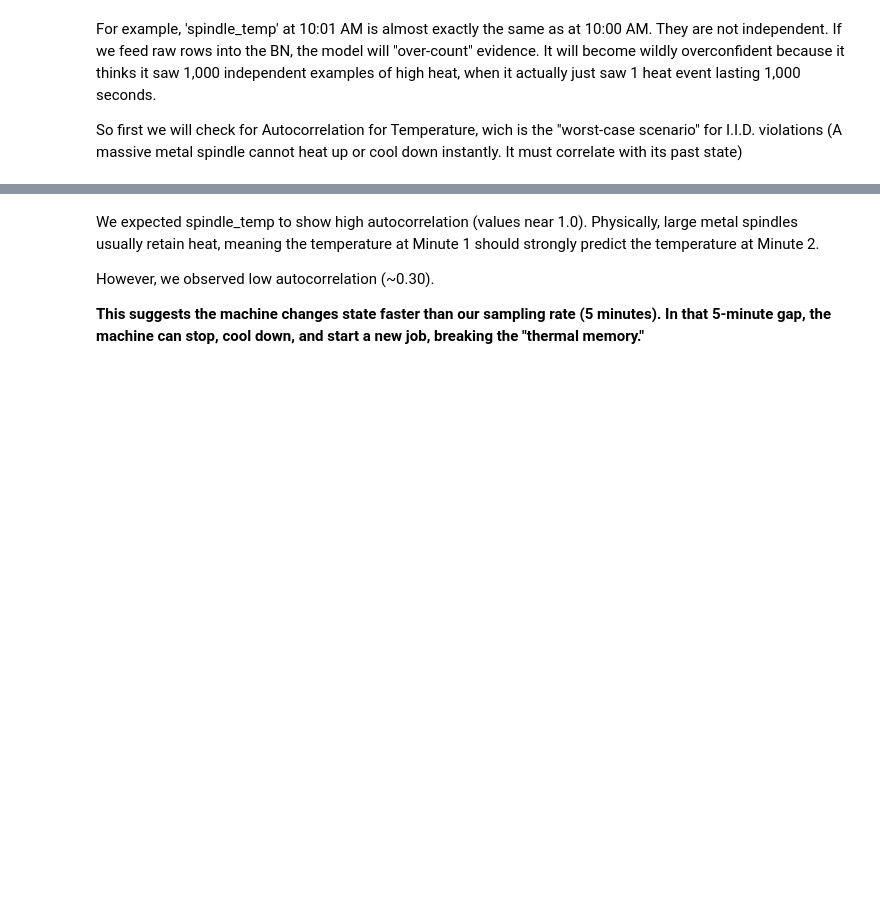
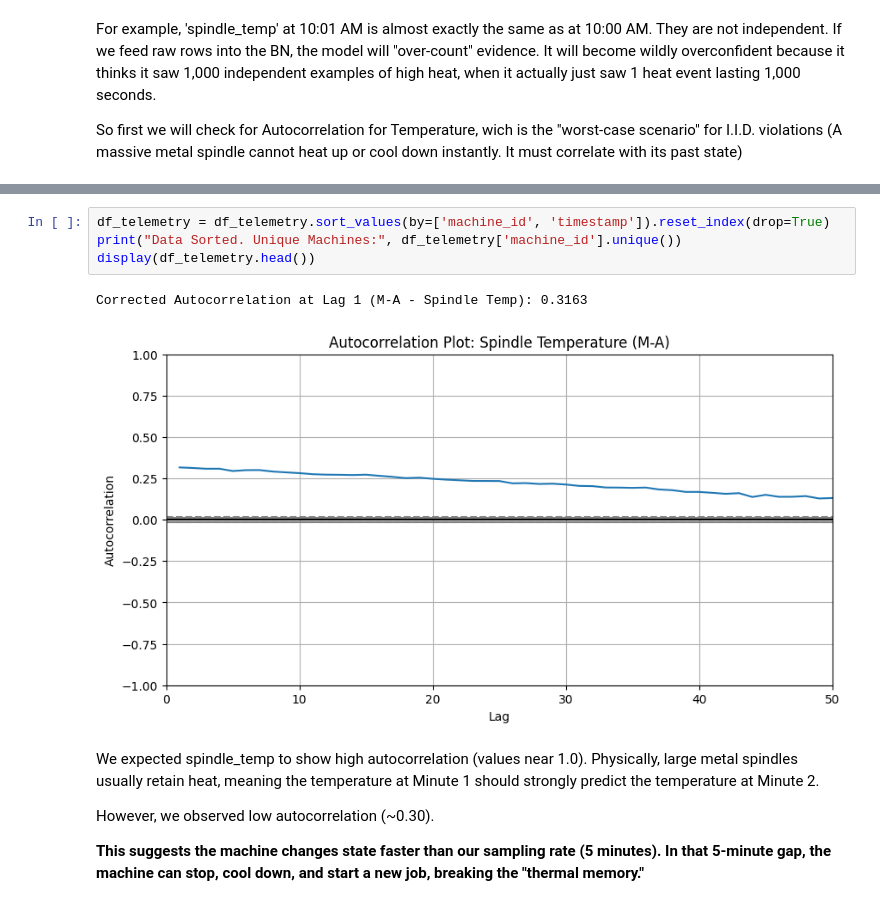
Before and after one commit to gjoliveira/Industrial-Equipment-Failure-Diagnosis, a Jupyter notebook: notebook.ipynb, the cells around one changed output, grey strips where cells are left out. Cells and saved outputs as stored; diff of their text form; blank space fills up the shorter version.

```diff
--- a/notebook.ipynb
+++ b/notebook.ipynb
@@ -174,3 +159,10 @@ Corrected Autocorrelation at Lag 1 (M-A - Spindle Temp): 0.3163
+# %%
+df_telemetry = df_telemetry.sort_values(by=['machine_id', 'timestamp']).reset_index(drop=True)
+print("Data Sorted. Unique Machines:", df_telemetry['machine_id'].unique())
+display(df_telemetry.head())
+# %% [output]
+Corrected Autocorrelation at Lag 1 (M-A - Spindle Temp): 0.3163
+[figure, added]
 # %% [markdown]
 We expected spindle_temp to show high autocorrelation (values near 1.0). Physically, large metal spindles usually retain heat, meaning the temperature at Minute 1 should strongly predict the temperature at Minute 2.
 
```
Also changed, not shown: parts of 50 cells of this notebook, 3 other files.
